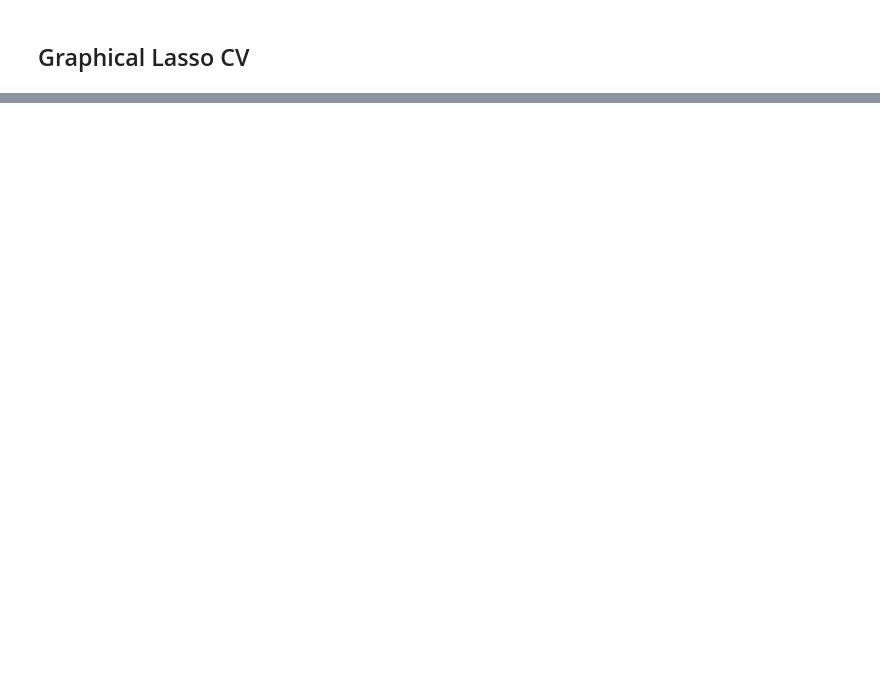
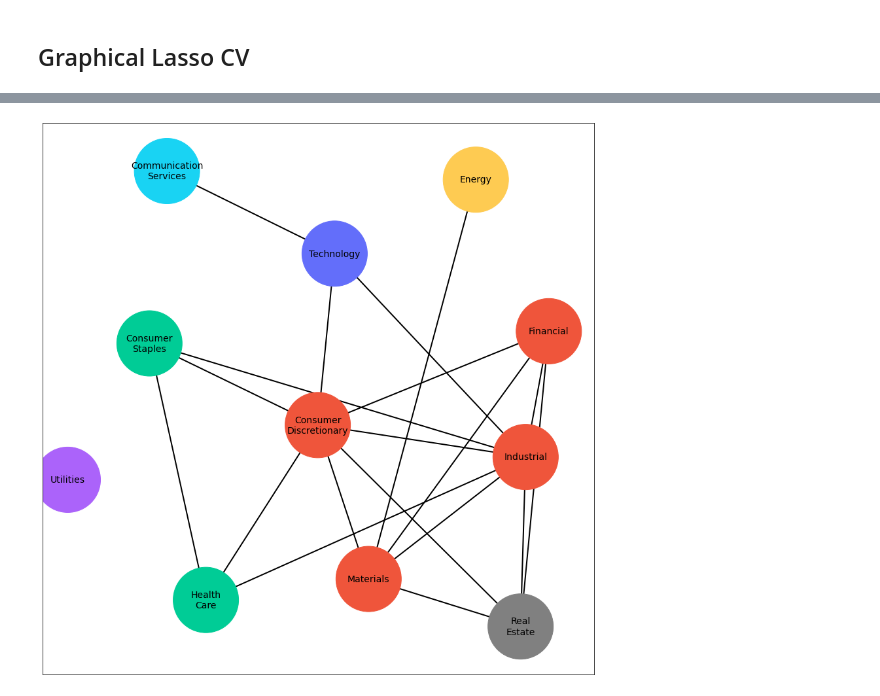
Before and after one commit to MegaCookies88/MSc.-Thesis-EVT-SP500, a Jupyter notebook: Jupyter_Notebooks/EPCA.ipynb, the cells around one changed output, grey strips where cells are left out. Saved outputs shown, nothing was run; the diff lists cells and outputs as text; code cells hidden in the pictures; blank space fills up the shorter version.

```diff
--- a/Jupyter_Notebooks/EPCA.ipynb
+++ b/Jupyter_Notebooks/EPCA.ipynb
@@ -342,0 +360,40 @@ plot_g(G_glasso)
+# %%
+graph = nx.Graph()
+graph.add_nodes_from(nodes)
+
+for i in range(11):
+    for j in range(i+1,11):
+        if G_glasso.iloc[i,j]!=0:
+            graph.add_edge(sectors[i], sectors[j])
+# %%
+pos = {
+    'Communication\nServices': np.array([-0.62836728,  0.94358073]),
+    'Technology': np.array([-3.41182309e-04,  6.09279039e-01]),
+    'Industrial': np.array([ 0.71507479, -0.21362591]),
+    'Materials': np.array([ 0.12694559, -0.70727804]),
+    'Consumer\nDiscretionary': np.array([-0.06356016, -0.08451729]),
+    'Financial': np.array([0.80202844, 0.29537626]),
+    'Health\nCare': np.array([-0.48268291, -0.79223559]),
+    'Consumer\nStaples': np.array([-0.69405995,  0.24603443]),
+    'Utilities': np.array([-1, -0.30579802]),
+    'Real\nEstate': np.array([ 0.69633715, -0.89955404]),
+    'Energy': np.array([0.5286255 , 0.90873844])
+}
+# %%
+import matplotlib.pyplot as plt
+
+plt.figure(figsize=(12,12))
+
+nx.draw_networkx_nodes(
+    graph, pos, node_shape='o', node_size=1e4,
+    node_color=[graph.nodes[sectors[i]]['color'] for i in range(11)]
+)
+
+nx.draw_networkx_labels(graph, pos, font_size=14)
+nx.draw_networkx_edges(graph, pos, width=2)
+
+plt.tight_layout()
+#plt.savefig('../figures/glasso_network.jpeg', dpi=100)
+plt.show()
+# %% [output]
+[figure, added]
```
Also changed, not shown: parts of 7 cells of this notebook.
